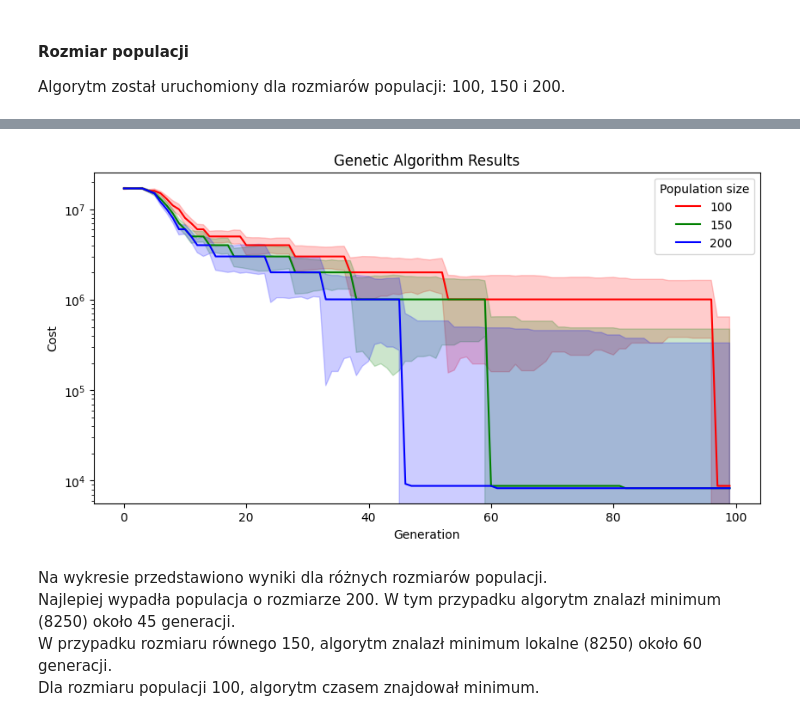
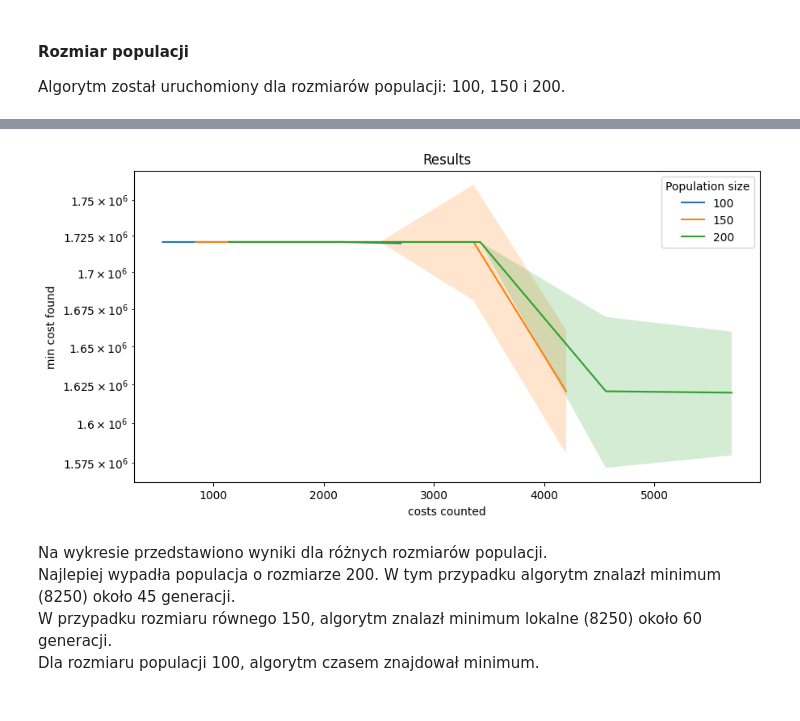
Before and after one commit to brzoza6538/network_constraints, a Jupyter notebook: network_constraints.ipynb, the cells around one changed output, grey strips where cells are left out. Drawn from its saved outputs; the diff is of its cells as text; code cells hidden in the pictures.

Commit message:
tests run

```diff
--- a/network_constraints.ipynb
+++ b/network_constraints.ipynb
@@ -59,0 +20,23 @@ KeyboardInterrupt:
+# %%
+results, costs_counter = test_genetic_algorithm(data, n_generations=200)
+
+medians = np.median(results, axis=0)
+stds = np.std(results, axis=0)
+
+print(np.min(results))
+
+plt.figure(figsize=(10, 5))
+plt.plot(costs_counter, medians)
+
+plt.fill_between(
+    costs_counter,
+    medians - stds,
+    medians + stds,
+    alpha=0.2,
+)
+
+plt.xlabel("costs counted")
+plt.ylabel("min cost found")
+plt.yscale("log")
+plt.title("Results")
+plt.show()
@@ -65,9 +51,13 @@ Algorytm został wywołany 10 razy dla każdej kombinacji parametrów.
 #### Rozmiar populacji
 Algorytm został uruchomiony dla rozmiarów populacji: 100, 150 i 200.
 # %%
-population_sizes = [100, 150, 200]
-population_medians, population_stds = [], []
+population_sizes = [100, 150, 200, 500]
+population_medians, population_stds, costs_counter = [], [], []
 for population_size in population_sizes:
-    medians, stds  = test_genetic_algorithm(data, population_size=population_size)
+    results, cost_counter  = test_genetic_algorithm(data, population_size=population_size, n_generations=250)
+    medians = np.median(results, axis=0)
+    stds = np.std(results, axis=0)
+
     population_medians.append(medians)
     population_stds.append(stds)
+    costs_counter.append(cost_counter)
@@ -92,7 +64,7 @@ KeyboardInterrupt:
 # %%
-plot_results('Population size', population_sizes, population_medians, population_stds)
+plot_results('Population size', population_sizes, population_medians, population_stds, costs_counter)
 # %% [output]
-[figure, old version]
+[figure, new version]
 # %% [markdown]
 Na wykresie przedstawiono wyniki dla różnych rozmiarów populacji.\
 Najlepiej wypadła populacja o rozmiarze 200. W tym przypadku algorytm znalazł minimum (8250) około 45 generacji.\
```
Also changed, not shown: parts of 27 cells of this notebook, 3 other files.
